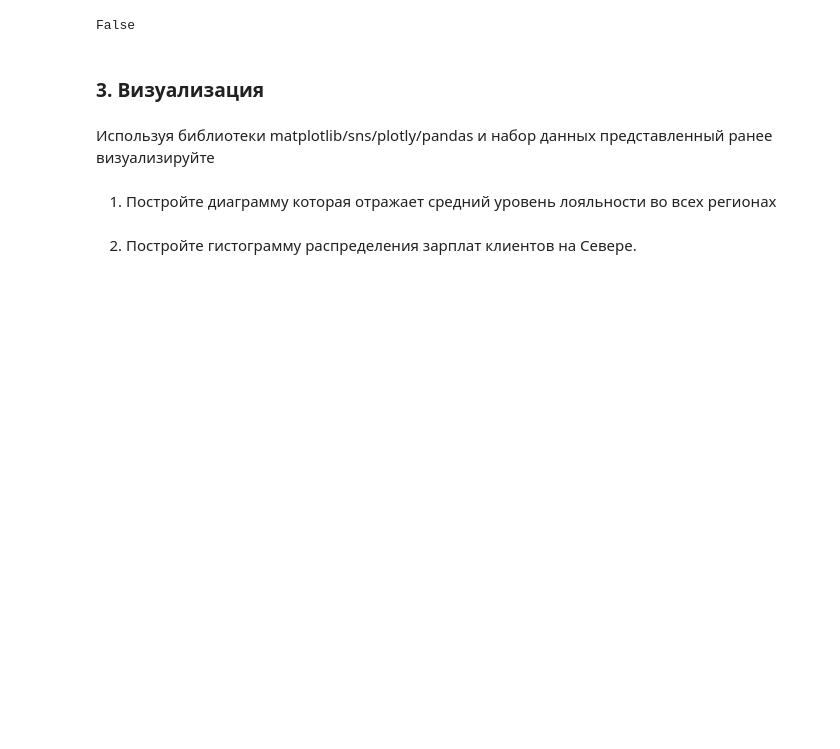
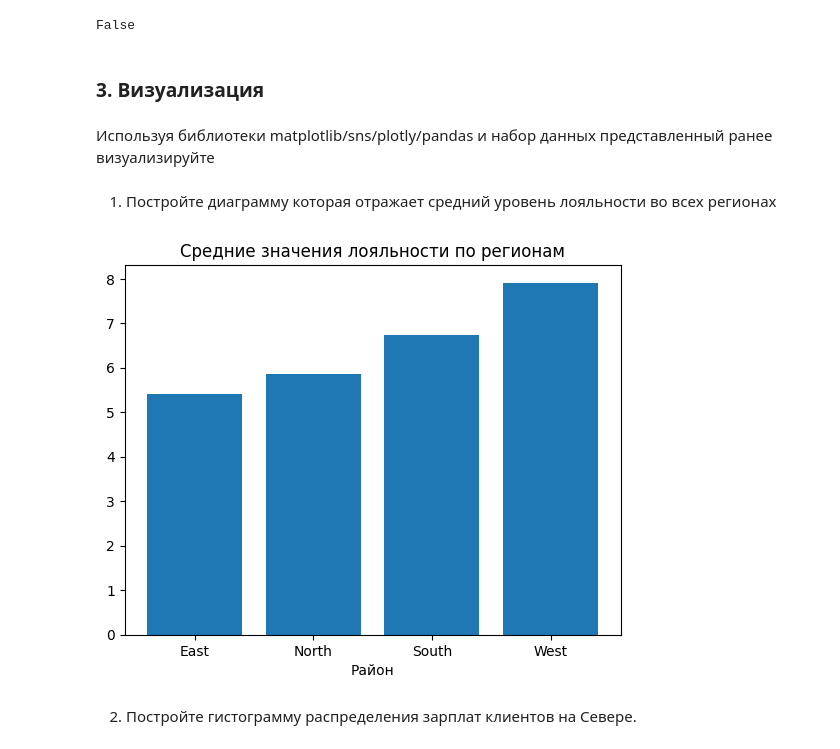
Before and after one commit to zloyaloha/ML, a Jupyter notebook: lab1.ipynb, the cells around one changed output. Cells and saved outputs as stored; diff of their text form; code cells hidden in the pictures; blank space fills up the shorter version.

```diff
--- a/lab1.ipynb
+++ b/lab1.ipynb
@@ -284,4 +286,17 @@ False
 # %% [markdown]
 1. Постройте диаграмму которая отражает средний уровень лояльности во всех регионах
+# %%
+rg_mean = df.groupby("region")["loyalty_score"].mean()
+plt.bar(
+    rg_mean.index,
+    rg_mean.to_list(),
+)
+
+plt.title('Средние значения лояльности по регионам')
+plt.xlabel('Район')
+
+plt.show()
+# %% [output]
+[figure, added]
 # %% [markdown]
 2. Постройте гистограмму распределения зарплат клиентов на Севере.
```
Also changed, not shown: parts of 6 cells of this notebook.
